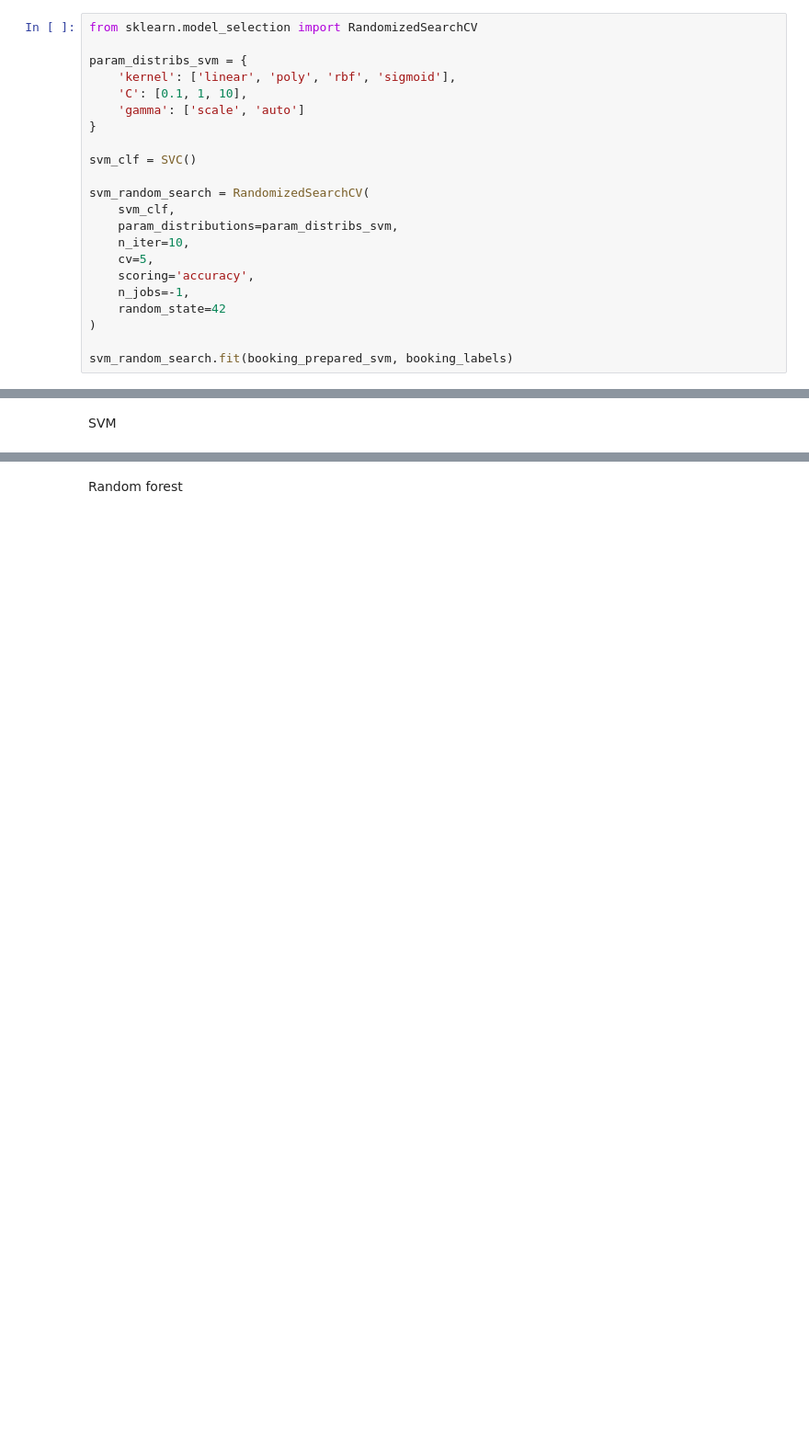
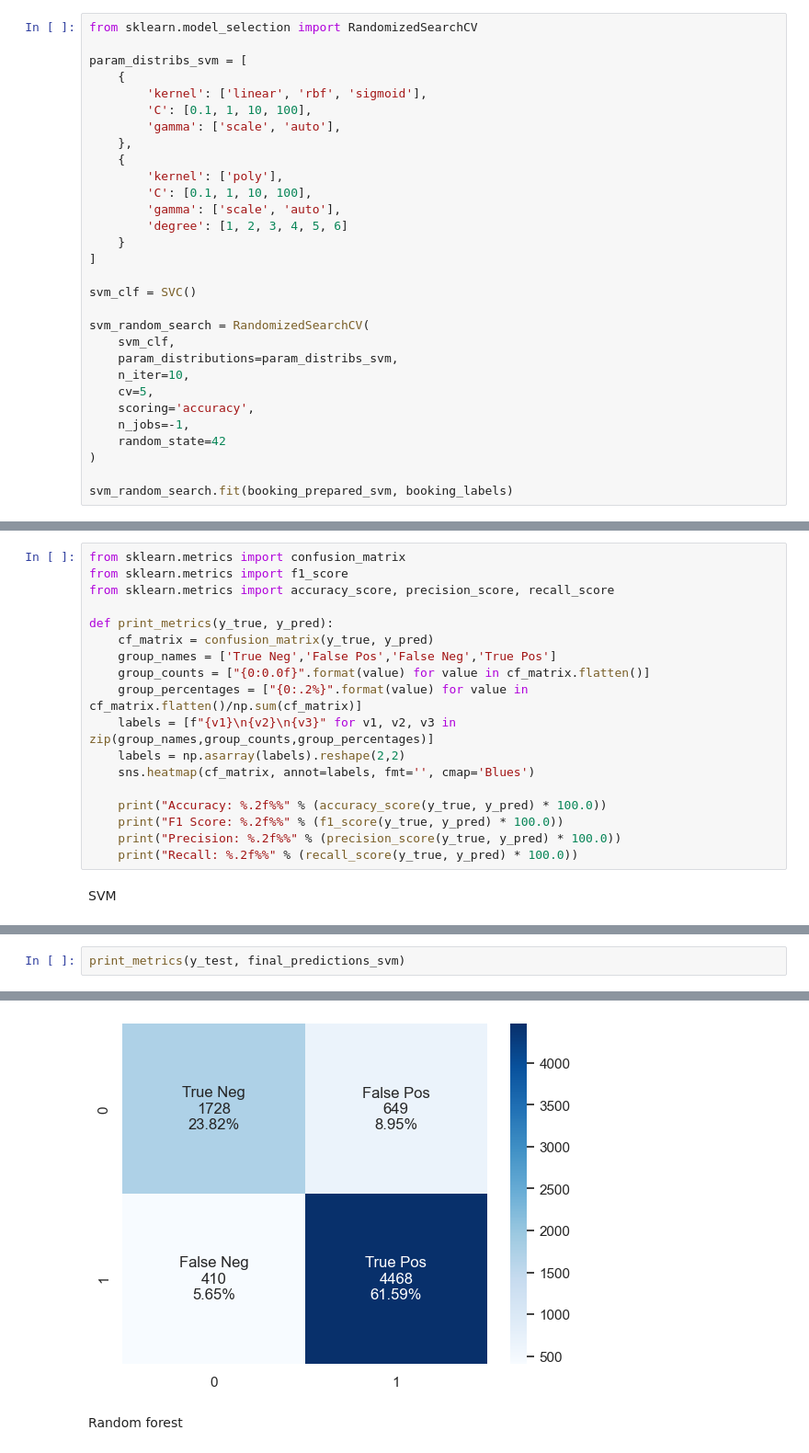
Before and after one commit to AlexV11/hotel_bookings, a Jupyter notebook: hotel_booking.ipynb, the cells around one changed output, grey strips where cells are left out. Shown: that part at 92% size. Cells and saved outputs as stored; diff of their text form; blank space fills up the shorter version.

```diff
--- a/hotel_booking.ipynb
+++ b/hotel_booking.ipynb
@@ -370,11 +370,19 @@ SVM
 # %%
 from sklearn.model_selection import RandomizedSearchCV
 
-param_distribs_svm = {
-    'kernel': ['linear', 'poly', 'rbf', 'sigmoid'],
-    'C': [0.1, 1, 10],
-    'gamma': ['scale', 'auto']
-}
+param_distribs_svm = [
+    {
+        'kernel': ['linear', 'rbf', 'sigmoid'],
+        'C': [0.1, 1, 10, 100],
+        'gamma': ['scale', 'auto'],
+    },
+    {
+        'kernel': ['poly'],
+        'C': [0.1, 1, 10, 100],
+        'gamma': ['scale', 'auto'],
+        'degree': [1, 2, 3, 4, 5, 6]
+    }
+]
 
 svm_clf = SVC()
 
@@ -481,5 +493,23 @@ ExtraTreesClassifier(max_depth=40, n_estimators=60)
 # %% [markdown]
 Evaluate the models on the test set
+# %%
+from sklearn.metrics import confusion_matrix
+from sklearn.metrics import f1_score
+from sklearn.metrics import accuracy_score, precision_score, recall_score
+
+def print_metrics(y_true, y_pred):
+    cf_matrix = confusion_matrix(y_true, y_pred)
+    group_names = ['True Neg','False Pos','False Neg','True Pos']
+    group_counts = ["{0:0.0f}".format(value) for value in cf_matrix.flatten()]
+    group_percentages = ["{0:.2%}".format(value) for value in cf_matrix.flatten()/np.sum(cf_matrix)]
+    labels = [f"{v1}\n{v2}\n{v3}" for v1, v2, v3 in zip(group_names,group_counts,group_percentages)]
+    labels = np.asarray(labels).reshape(2,2)
+    sns.heatmap(cf_matrix, annot=labels, fmt='', cmap='Blues')
+
+    print("Accuracy: %.2f%%" % (accuracy_score(y_true, y_pred) * 100.0))
+    print("F1 Score: %.2f%%" % (f1_score(y_true, y_pred) * 100.0))
+    print("Precision: %.2f%%" % (precision_score(y_true, y_pred) * 100.0))
+    print("Recall: %.2f%%" % (recall_score(y_true, y_pred) * 100.0))
 # %% [markdown]
 SVM
 # %%
@@ -506,0 +530,3 @@ Accuracy: 86.15%
+# %%
+print_metrics(y_test, final_predictions_svm)
+# %% [output]
@@ -507,3 +537,4 @@ Accuracy: 86.15%
+[figure, added]
 # %% [markdown]
 Random forest
 # %%
```
Also changed, not shown: parts of 20 cells of this notebook, 5 other files.
